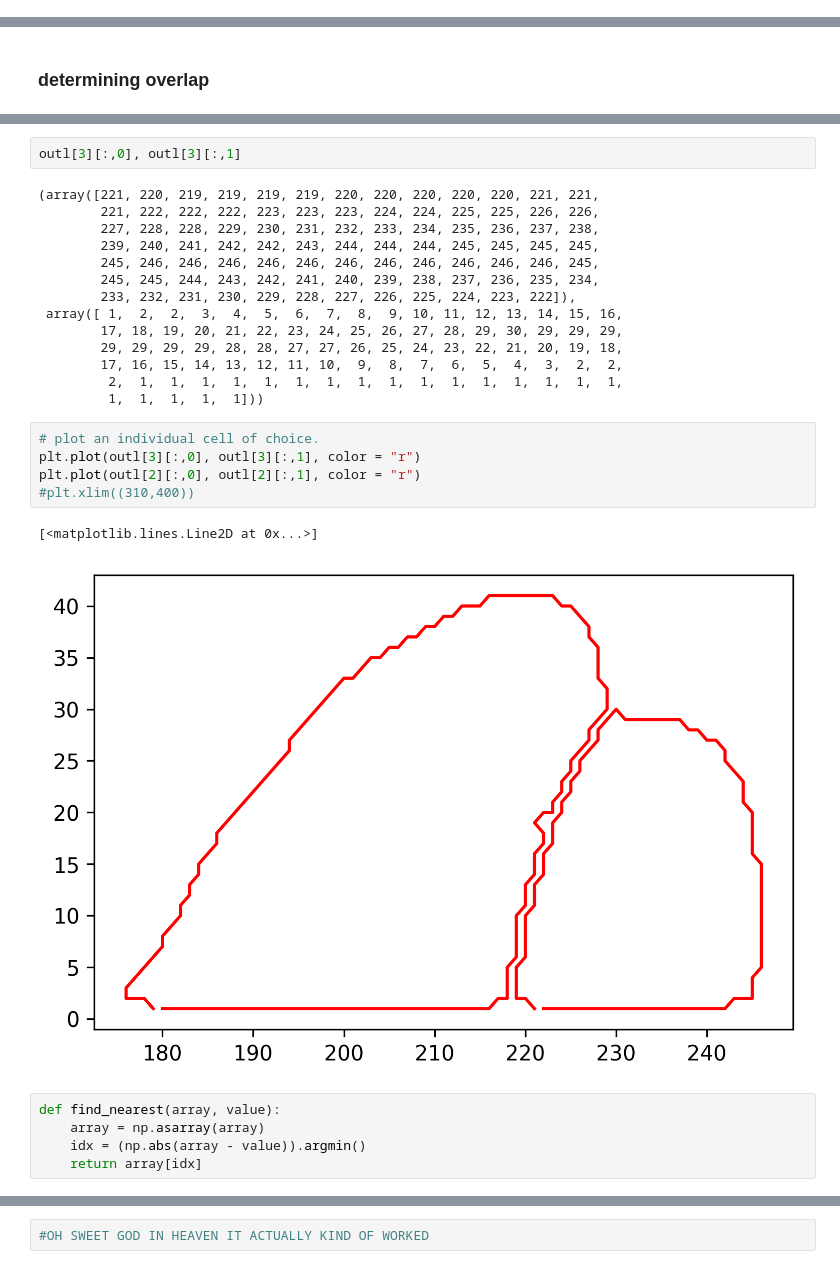
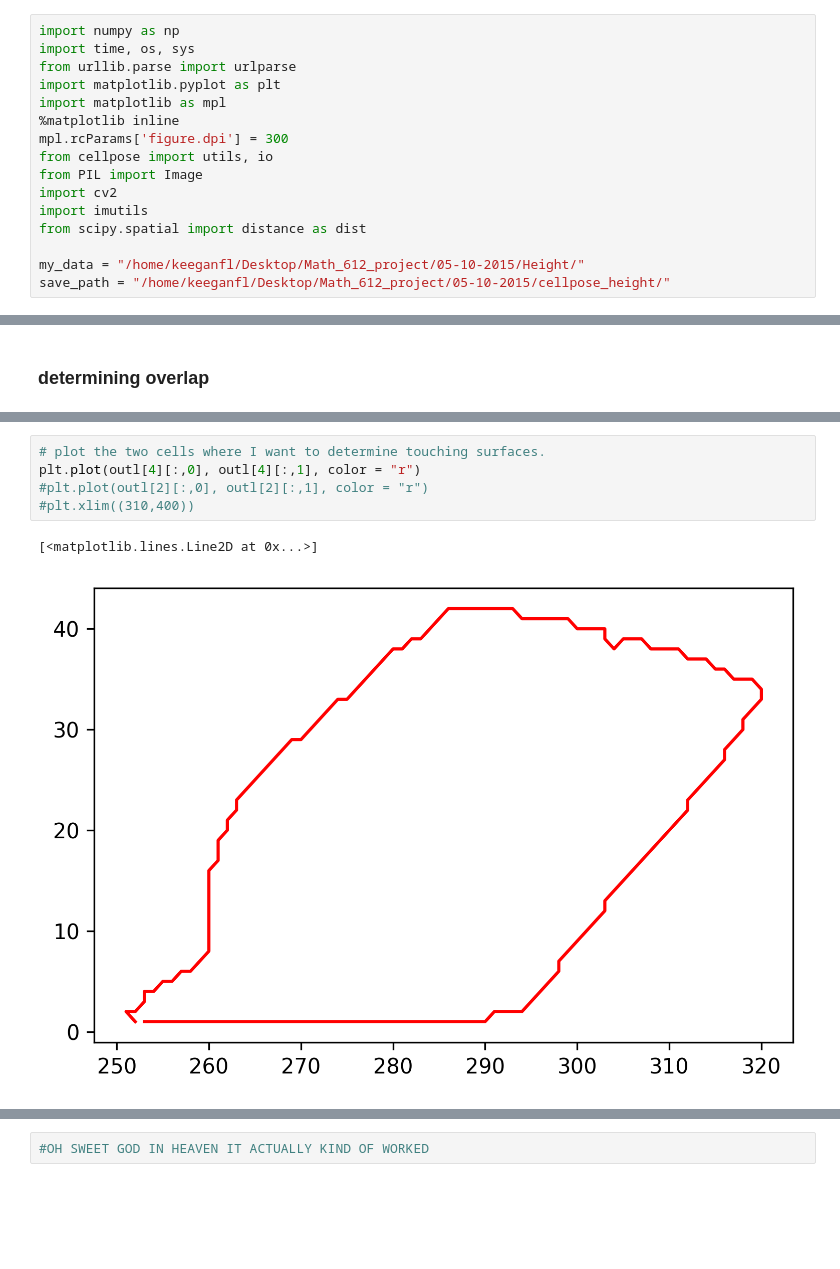
Before and after one commit to Raif-fl/AFM_Automation_code, a Jupyter notebook: Collect_metadata.ipynb, the cells around one changed output, grey strips where cells are left out. Drawn from its saved outputs; the diff is of its cells as text; blank space fills up the shorter version.

```diff
--- a/Collect_metadata.ipynb
+++ b/Collect_metadata.ipynb
@@ -1,3 +1,19 @@
+# %%
+import numpy as np
+import time, os, sys
+from urllib.parse import urlparse
+import matplotlib.pyplot as plt
+import matplotlib as mpl
+%matplotlib inline
+mpl.rcParams['figure.dpi'] = 300
+from cellpose import utils, io
+from PIL import Image
+import cv2
+import imutils
+from scipy.spatial import distance as dist
+
+my_data = "/home/keeganfl/Desktop/Math_612_project/05-10-2015/Height/"
+save_path = "/home/keeganfl/Desktop/Math_612_project/05-10-2015/cellpose_height/"
 # %% [markdown]
 ## Step 3:
 Loading up the data from a specific cellpose run
@@ -191,29 +146,8 @@ outl[2][:,0], outl[2][:,1]
-# %%
-outl[3][:,0], outl[3][:,1]
-# %% [output]
-(array([221, 220, 219, 219, 219, 219, 220, 220, 220, 220, 220, 221, 221,
-        221, 222, 222, 222, 223, 223, 223, 224, 224, 225, 225, 226, 226,
-        227, 228, 228, 229, 230, 231, 232, 233, 234, 235, 236, 237, 238,
-        239, 240, 241, 242, 242, 243, 244, 244, 244, 245, 245, 245, 245,
-        245, 246, 246, 246, 246, 246, 246, 246, 246, 246, 246, 246, 245,
-        245, 245, 244, 243, 242, 241, 240, 239, 238, 237, 236, 235, 234,
-        233, 232, 231, 230, 229, 228, 227, 226, 225, 224, 223, 222]),
- array([ 1,  2,  2,  3,  4,  5,  6,  7,  8,  9, 10, 11, 12, 13, 14, 15, 16,
-        17, 18, 19, 20, 21, 22, 23, 24, 25, 26, 27, 28, 29, 30, 29, 29, 29,
-        29, 29, 29, 29, 28, 28, 27, 27, 26, 25, 24, 23, 22, 21, 20, 19, 18,
-        17, 16, 15, 14, 13, 12, 11, 10,  9,  8,  7,  6,  5,  4,  3,  2,  2,
-         2,  1,  1,  1,  1,  1,  1,  1,  1,  1,  1,  1,  1,  1,  1,  1,  1,
-         1,  1,  1,  1,  1]))
 # %%
-# plot an individual cell of choice.
-plt.plot(outl[3][:,0], outl[3][:,1], color = "r")
-plt.plot(outl[2][:,0], outl[2][:,1], color = "r")
+# plot the two cells where I want to determine touching surfaces.
+plt.plot(outl[4][:,0], outl[4][:,1], color = "r")
+#plt.plot(outl[2][:,0], outl[2][:,1], color = "r")
 #plt.xlim((310,400))
 # %% [output]
 [<matplotlib.lines.Line2D at 0x...>]
-[figure, old version]
+[figure, new version]
-# %%
-def find_nearest(array, value):
-    array = np.asarray(array)
-    idx = (np.abs(array - value)).argmin()
-    return array[idx]
```
Also changed, not shown: parts of 34 cells of this notebook, 1 other file.
